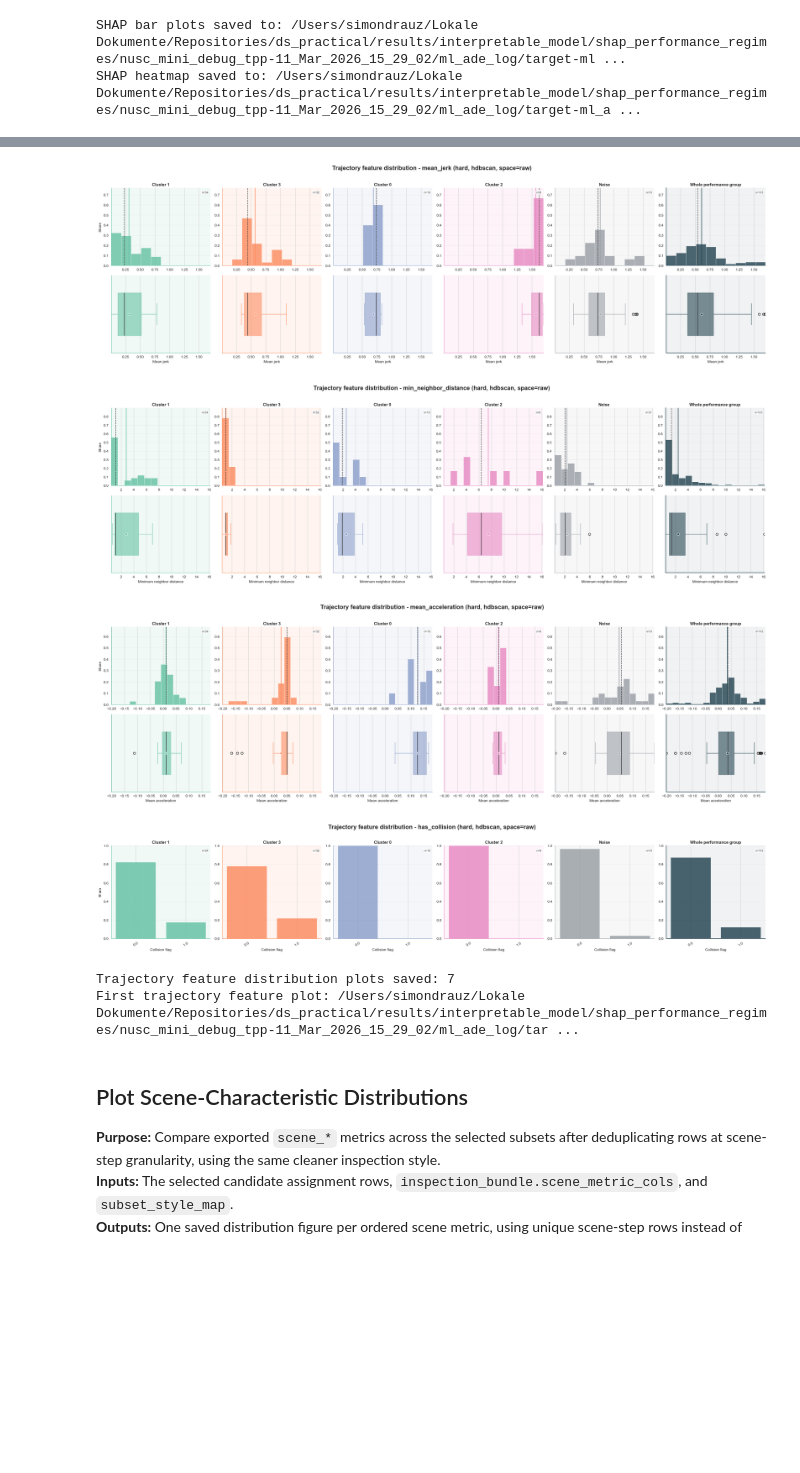
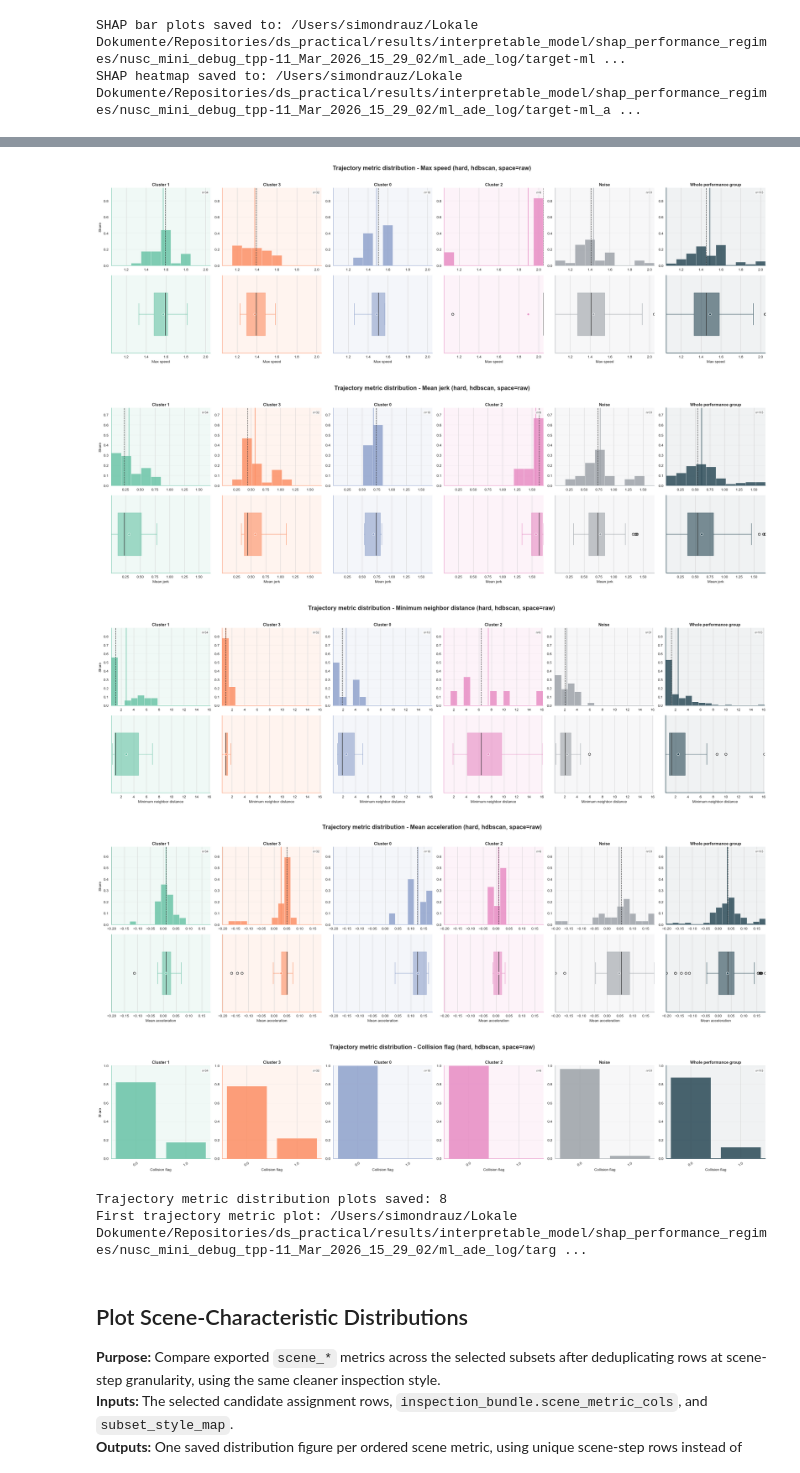
Before and after one commit to simondrauz/ds_practical, a Jupyter notebook: src/data_modelling/shap_cluster_inspection.ipynb, the cells around one changed output, grey strips where cells are left out. Drawn from its saved outputs; the diff is of its cells as text; code cells hidden in the pictures; blank space fills up the shorter version.

Commit message:
feat: add target distribution to cluster inspection

```diff
--- a/src/data_modelling/shap_cluster_inspection.ipynb
+++ b/src/data_modelling/shap_cluster_inspection.ipynb
@@ -17,6 +17,7 @@ from data_modelling.shap_cluster_inspection import (
     build_subset_style_map,
     build_subset_summary_table,
     build_top_driver_table,
+    format_metric_label,
     load_cluster_inspection_selection,
     plot_candidate_umap_scatter,
     plot_cluster_profile_barplots,
@@ -233,15 +234,16 @@ trajectory_subset_frames = build_distribution_subset_frames(inspection_bundle, s
 trajectory_plot_paths = []
 
 if not inspection_bundle.trajectory_feature_cols:
-    print('No non-scene trajectory features were found in the exported assignment table.')
+    print('No trajectory metrics were found in the exported assignment table.')
 else:
     for feature_col in inspection_bundle.trajectory_feature_cols:
+        metric_label = format_metric_label(feature_col)
         plot_path = TRAJECTORY_DISTRIBUTION_DIR / f'trajectory_feature_distribution__{slugify_token(feature_col)}.png'
         plot_metric_distribution_panels(
             trajectory_subset_frames,
             metric_col=feature_col,
             plot_title=(
-                f"Trajectory feature distribution - {feature_col} "
+                f"Trajectory metric distribution - {metric_label} "
                 f"({inspection_bundle.performance_group}, {inspection_bundle.algorithm}, space={inspection_bundle.cluster_space})"
             ),
             plot_path=plot_path,
@@ -249,7 +251,7 @@ else:
         )
         trajectory_plot_paths.append(plot_path)
 
-print(f'Trajectory feature distribution plots saved: {len(trajectory_plot_paths)}')
+print(f'Trajectory metric distribution plots saved: {len(trajectory_plot_paths)}')
 if trajectory_plot_paths:
-    print(f'First trajectory feature plot: {trajectory_plot_paths[0]}')
+    print(f'First trajectory metric plot: {trajectory_plot_paths[0]}')
 # %% [output]
@@ -259,9 +261,10 @@ if trajectory_plot_paths:
-[figure, old version]
+[figure, new version]
-[figure, old version]
+[figure, new version]
-[figure, old version]
+[figure, new version]
-[figure, old version]
+[figure, new version]
+[figure, added]
-Trajectory feature distribution plots saved: 7
-First trajectory feature plot: /Users/simondrauz/Lokale Dokumente/Repositories/ds_practical/results/interpretable_model/shap_performance_regimes/nusc_mini_debug_tpp-11_Mar_2026_15_29_02/ml_ade_log/tar ...
+Trajectory metric distribution plots saved: 8
+First trajectory metric plot: /Users/simondrauz/Lokale Dokumente/Repositories/ds_practical/results/interpretable_model/shap_performance_regimes/nusc_mini_debug_tpp-11_Mar_2026_15_29_02/ml_ade_log/targ ...
 # %% [markdown]
 ## Plot Scene-Characteristic Distributions
 **Purpose:** Compare exported `scene_*` metrics across the selected subsets after deduplicating rows at scene-step granularity, using the same cleaner inspection style.<br>
```
Also changed, not shown: parts of 6 cells of this notebook, 3 other files.
